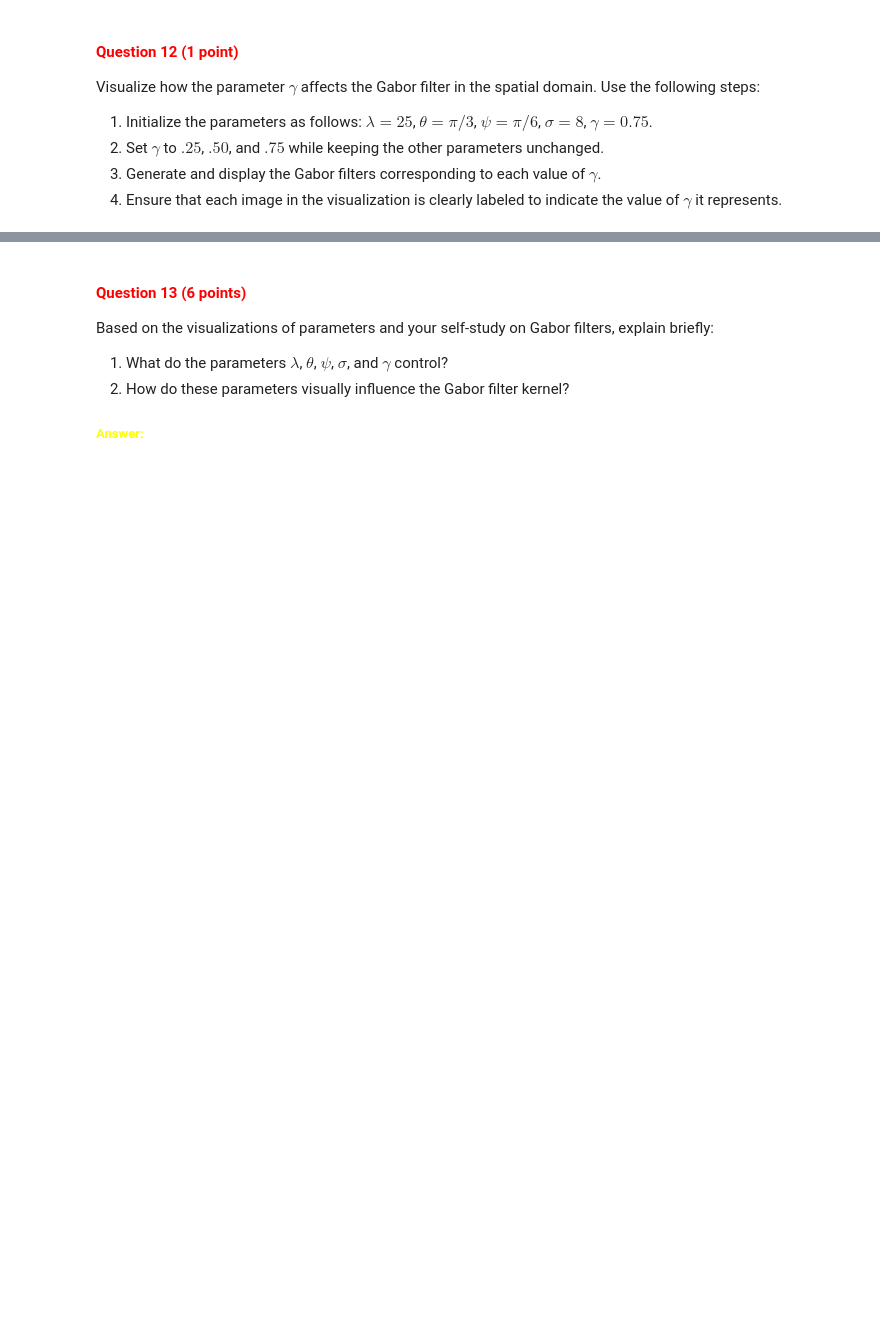
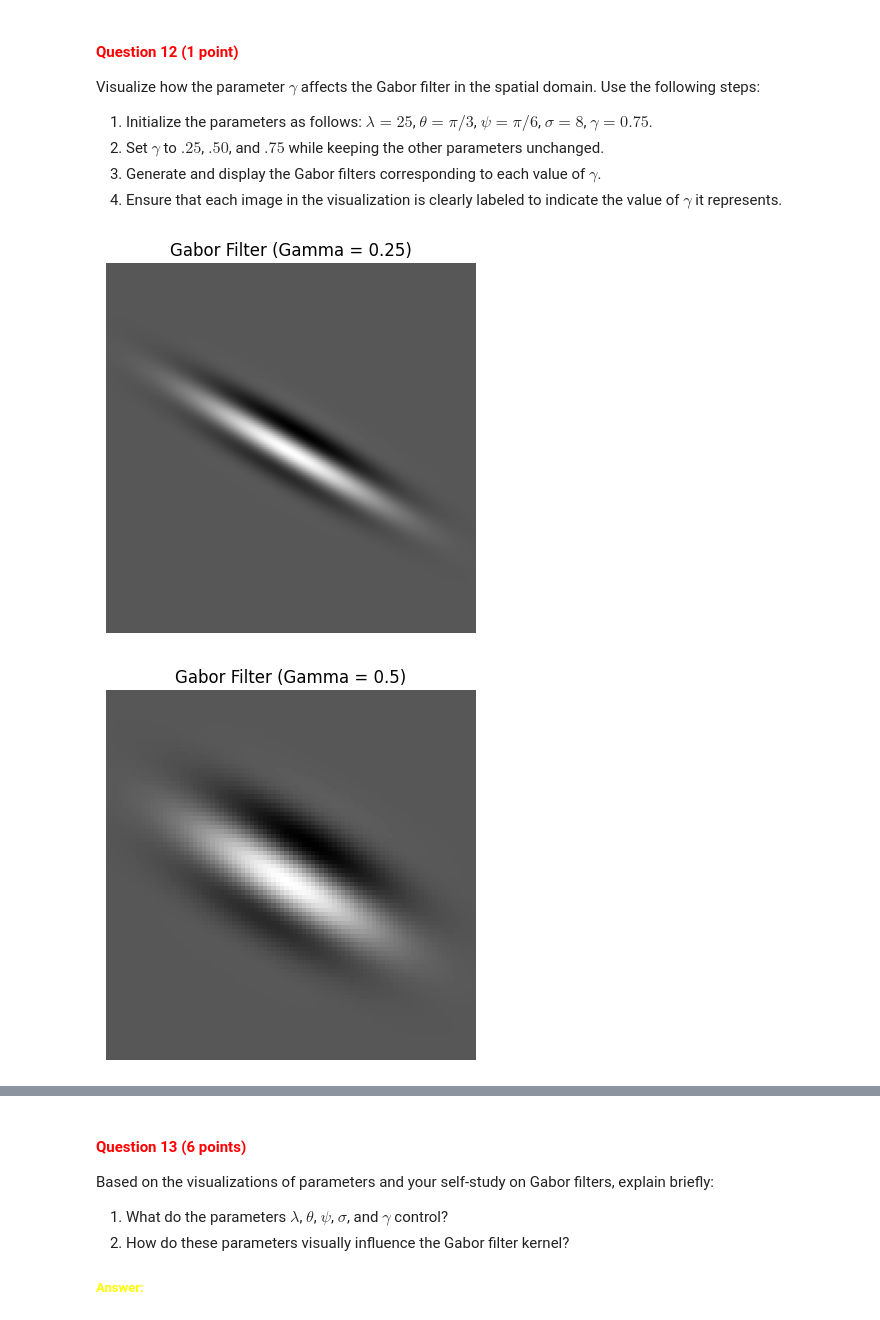
Before and after one commit to izzikampono/cv1-lab-2, a Jupyter notebook: cv1-lab-2.ipynb, the cells around one changed output, grey strips where cells are left out. Saved outputs shown, nothing was run; the diff lists cells and outputs as text; code cells hidden in the pictures; blank space fills up the shorter version.

```diff
--- a/cv1-lab-2.ipynb
+++ b/cv1-lab-2.ipynb
@@ -575,0 +635,22 @@ Visualize how the parameter $\gamma$ affects the Gabor filter in the spatial dom
+# %%
+# YOUR CODE HERE
+lambda_ = 25
+
+theta = np.pi/3
+psi = np.pi/6
+sigma = 8
+gamma = 0.75
+
+gamma_values = [0.25, 0.50, 0.75]
+
+gabor_filters = [create_gabor(sigma, theta, lambda_, psi, gamma_value) for gamma_value in gamma_values]
+
+for i, gabor_filter in enumerate(gabor_filters):
+    plt.figure()
+    plt.imshow(gabor_filter[:, :, 0], cmap='gray')
+    plt.title(f'Gabor Filter (Gamma = {gamma_values[i]})')
+    plt.axis('off')
+    plt.show()
+# %% [output]
+[figure, added]
+[figure, added]
```
Also changed, not shown: parts of 13 cells of this notebook.
